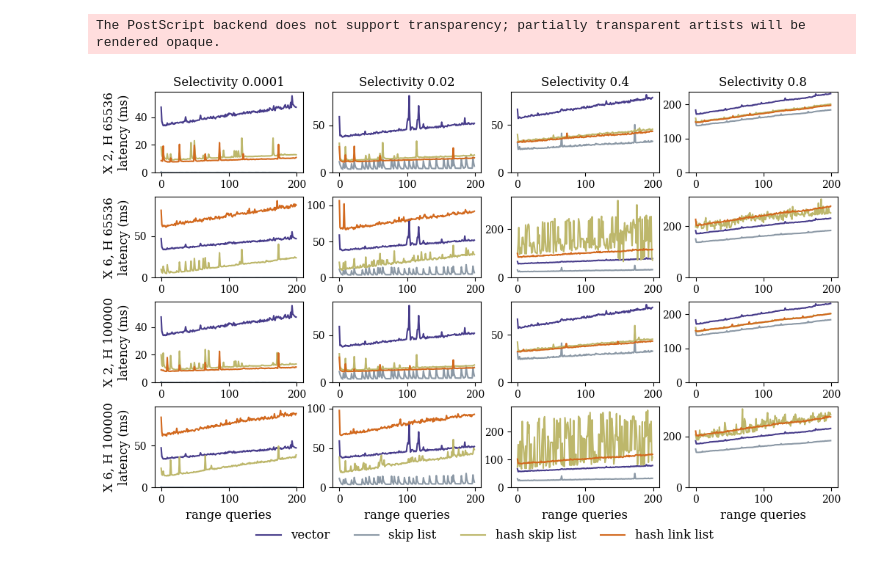
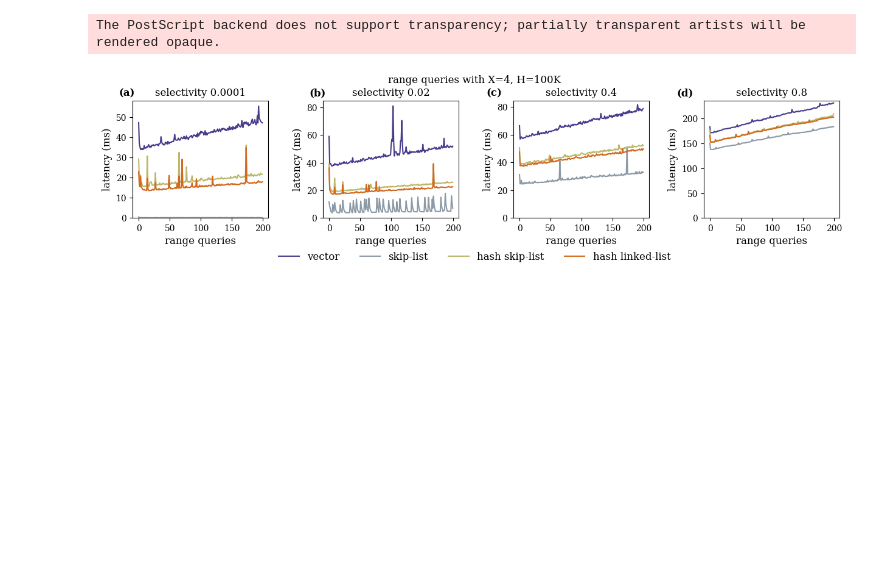
Before and after one commit to boao-james-chen/Self-Design-LSM-Buffer, a Jupyter notebook: development/rocksdb/examples/__working_branch/_experiments/plotrangequeries.ipynb, the cells around one changed output. Drawn from its saved outputs; the diff is of its cells as text; code cells hidden in the pictures; blank space fills up the shorter version.

```diff
--- a/development/rocksdb/examples/__working_branch/_experiments/plotrangequeries.ipynb
+++ b/development/rocksdb/examples/__working_branch/_experiments/plotrangequeries.ipynb
@@ -193,38 +193,38 @@ def plot_one_cell(ax, i, j, selectivity, prefixlen, bucket_count, fig):
     hash_skip_df = prepare_dataframe(hash_skip_log_file_path+"/workload.log", "RangeQueryTime: ")
     hash_link_df = prepare_dataframe(hash_link_log_file_path+"/workload.log", "RangeQueryTime: ")
 
-    ax[i, j].plot(
+    ax[j].plot(
         vec_df.index,
         vec_df["TimeTaken"]/1000,
         label="vector",
         **get_properties("Vector"),
     )
 
-    ax[i, j].plot(
+    ax[j].plot(
         skip_df.index,
         skip_df["TimeTaken"]/1000,
-        label="skip list",
+        label="skip-list",
         **get_properties("Skiplist"),
     )
 
-    ax[i, j].plot(
+    ax[j].plot(
         hash_skip_df.index,
         hash_skip_df["TimeTaken"]/1000,
-        label="hash skip list",
+        label="hash skip-list",
         **get_properties("Hashskiplist"),
     )
 
-    ax[i, j].plot(
+    ax[j].plot(
         hash_link_df.index,
         hash_link_df["TimeTaken"]/1000,
-        label="hash link list",
+        label="hash linked-list",
         **get_properties("Hashlinklist"),
     )
 
     if i == 0 and j == 0:
         fig.legend(
             loc="upper center",
-            bbox_to_anchor=(0.5, 0.05),
+            bbox_to_anchor=(0.5, -0.05),
             ncol=4,
             fontsize=12,
             frameon=False,
@@ -237,41 +237,48 @@ def plot_one_row(ax, i, prefixlen, bucket_count, fig):
 # %%
 import matplotlib.gridspec as gridspec
 
 
 plot_for = (
-    (2, 65536),
-    (6, 65536),
+    (4, 100000),
+    # (6, 65536),
 
-    (2, 100000),   # (prefixlen, bucket_count)
+    # (2, 100000),   # (prefixlen, bucket_count)
     # (4, 100000),
-    (6, 100000),
+    # (6, 100000),
     # (8, 100000),
     # (4, 65536),
     # (8, 65536),
 )
 
-fig, ax = plt.subplots(len(plot_for), len(selectivities), figsize=(12, 7), gridspec_kw={"hspace": 0.3, "wspace": 0.2})
-gs = gridspec.GridSpec(4, 3, figure=fig)
+fig, ax = plt.subplots(len(plot_for), len(selectivities), figsize=(15, 2.5), gridspec_kw={"hspace": 0.3, "wspace": 0.4})
+# gs = gridspec.GridSpec(4, 3, figure=fig)
 
 for i, pf in enumerate(plot_for):
     prefixlen, bucket_count = pf
 
     plot_one_row(ax, i, prefixlen, bucket_count, fig)
 
     for j in range(len(selectivities)):
-        ax[i, j].set_ylim(bottom=0)
+        ax[j].set_ylim(bottom=0)
 
     if i == 0:
         for j in range(len(selectivities)):
-            ax[i, j].set_title(f"Selectivity {selectivities[j]}", fontsize=12)
+            ax[j].set_title(f"selectivity {selectivities[j]}", fontsize=12)
         # fig.tight_layout()
 
     if i == len(plot_for)-1:
         for j in range(len(selectivities)):
-            ax[i, j].set_xlabel("range queries", fontsize=12)
+            ax[j].set_xlabel("range queries", fontsize=12)
 
-    ax[i, 0].set_ylabel(f"X {prefixlen}, H {bucket_count}\nlatency (ms)", fontsize=12)
+    for j in range(len(selectivities)):
+        ax[j].set_ylabel(f"latency (ms)", fontsize=12)
+fig.suptitle(f"range queries with X={prefixlen}, H={bucket_count//1000}K", fontsize=12, y=1.05)
+
+ax[0].text(-0.1, 1.04, "(a)", transform=ax[0].transAxes, weight='bold', fontsize=12)
+ax[1].text(1.3, 1.04, "(b)", transform=ax[0].transAxes, weight='bold', fontsize=12)
+ax[2].text(2.6, 1.04, "(c)", transform=ax[0].transAxes, weight='bold', fontsize=12)
+ax[3].text(4.0, 1.04, "(d)", transform=ax[0].transAxes, weight='bold', fontsize=12)
 plt.savefig("range-queries.eps", format="eps", bbox_inches="tight", dpi=1200)
 # %% [output]
 The PostScript backend does not support transparency; partially transparent artists will be rendered opaque.
-[figure, old version]
+[figure, new version]
```
Also changed, not shown: 8 other files.
